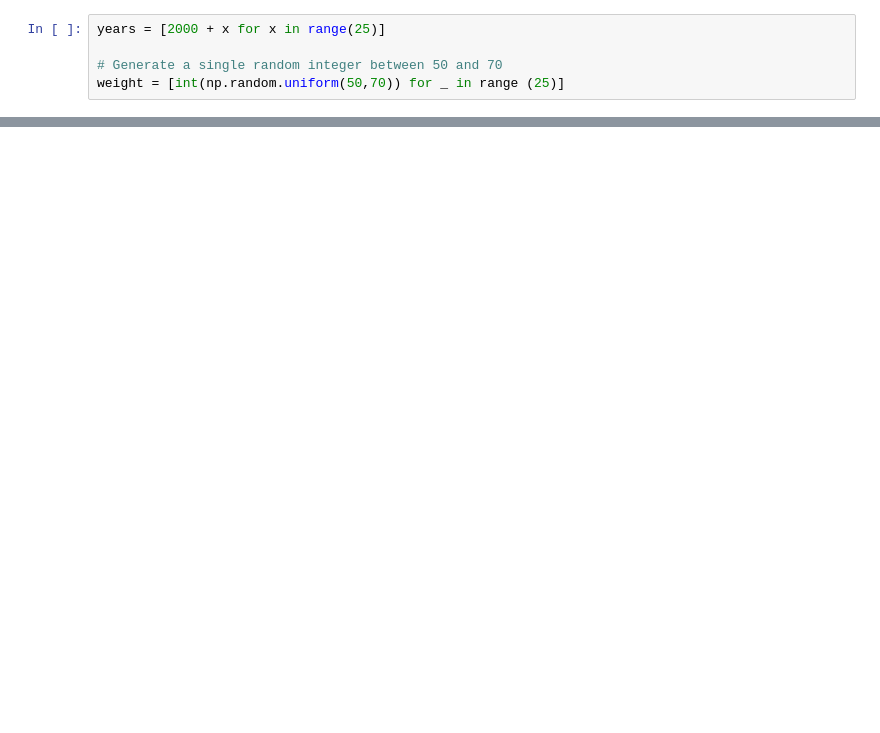
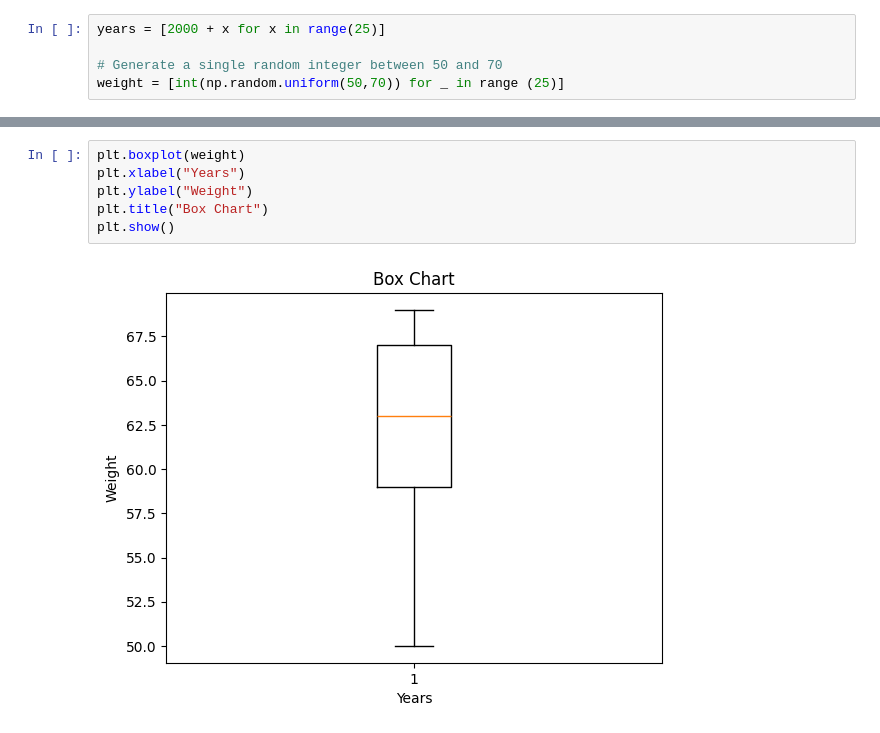
Before and after one commit to SoRaz049/Lesson, a Jupyter notebook: Learning/Matplot_learning.ipynb, the cells around one changed output, grey strips where cells are left out. Saved outputs shown, nothing was run; the diff lists cells and outputs as text; blank space fills up the shorter version.

```diff
--- a/Learning/Matplot_learning.ipynb
+++ b/Learning/Matplot_learning.ipynb
@@ -82,0 +90,8 @@ plt.show()
+# %%
+plt.boxplot(weight)
+plt.xlabel("Years")
+plt.ylabel("Weight")
+plt.title("Box Chart")
+plt.show()
+# %% [output]
+[figure, added]
```
Also changed, not shown: parts of 13 cells of this notebook, 1 other file.
